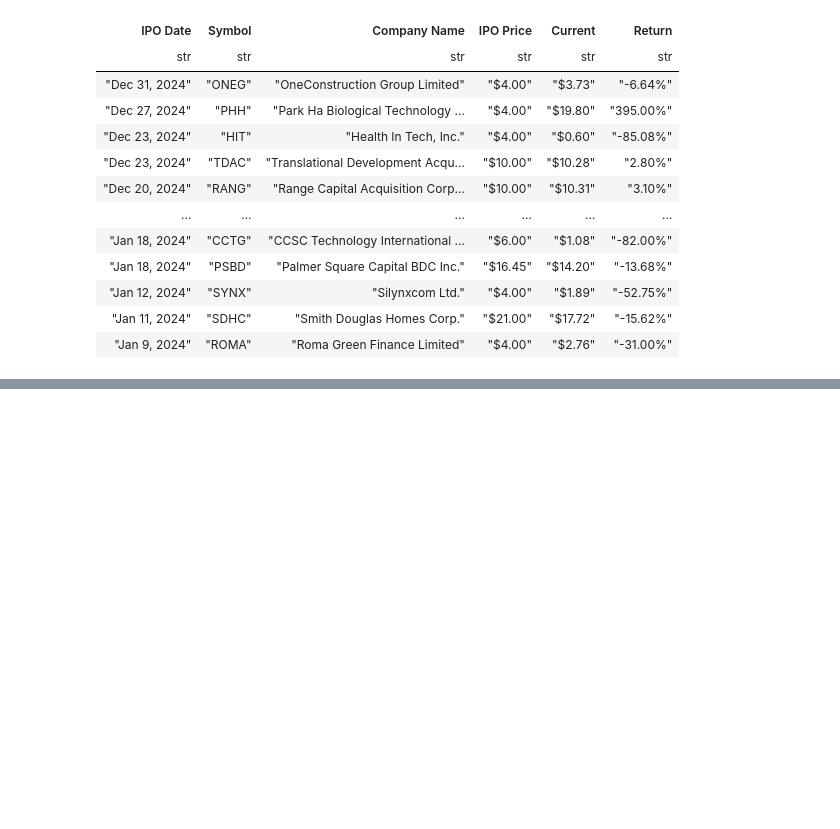
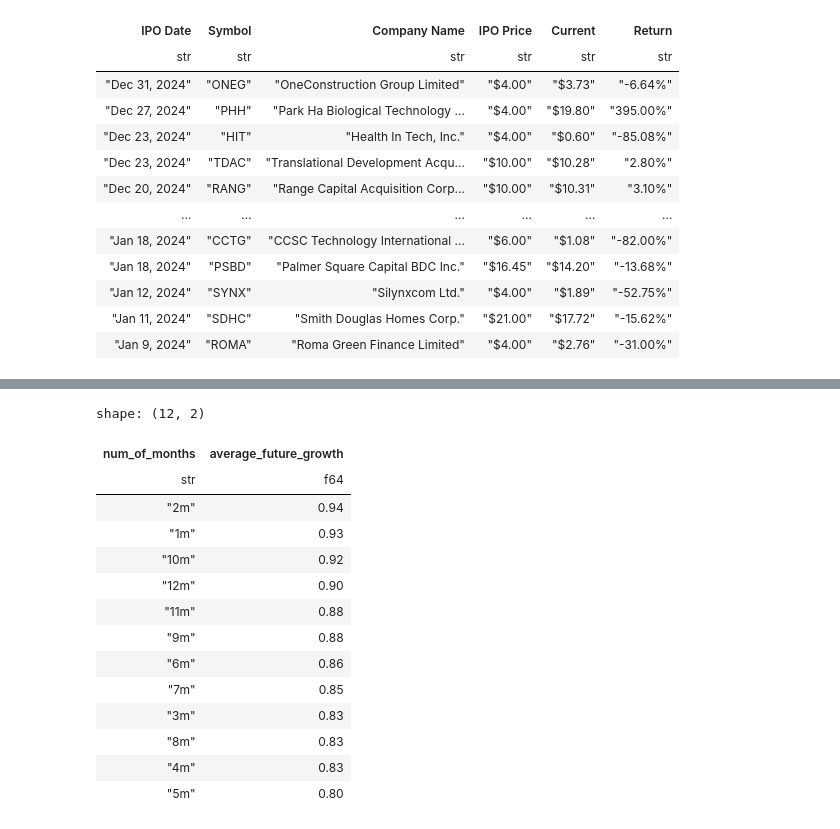
Before and after one commit to shaolang/smaz, a Jupyter notebook: homework2.ipynb, the cells around one changed output, grey strips where cells are left out. Cells and saved outputs as stored; diff of their text form; code cells hidden in the pictures; blank space fills up the shorter version.

```diff
--- a/homework2.ipynb
+++ b/homework2.ipynb
@@ -269,0 +327,32 @@ shape: (4, 2)
+# %%
+pl.Config.set_tbl_rows(12)
+
+(
+  df.with_columns(
+      *[(c('Close').shift(-21 * (i + 1)).over('Symbol') / c('Close').over('Symbol')).alias(f'future_growth_{i + 1}m') for i in range(12)]
+  )
+  .group_by('Symbol')
+  .agg(pl.all().head(1))
+  .explode(pl.exclude('Symbol'))
+  .select(
+      *[c(f'future_growth_{i + 1}m').mean().alias(f'{i + 1}m') for i in range(12)]
+  )
+  .collect()
+  .transpose(include_header=True, header_name='num_of_months', column_names=['average_future_growth'])
+).sort('average_future_growth', descending=True)
+# %% [output]
+shape: (12, 2)
+| num_of_months | average_future_growth |
+| str | f64 |
+| "2m" | 0.94 |
+| "1m" | 0.93 |
+| "10m" | 0.92 |
+| "12m" | 0.90 |
+| "11m" | 0.88 |
+| "9m" | 0.88 |
+| "6m" | 0.86 |
+| "7m" | 0.85 |
+| "3m" | 0.83 |
+| "8m" | 0.83 |
+| "4m" | 0.83 |
+| "5m" | 0.80 |
```
Also changed, not shown: parts of 5 cells of this notebook.
